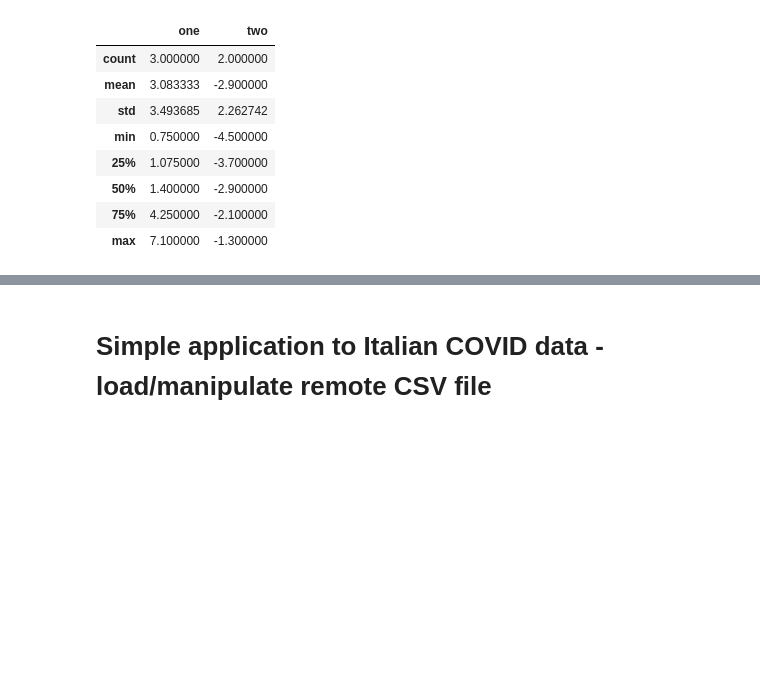
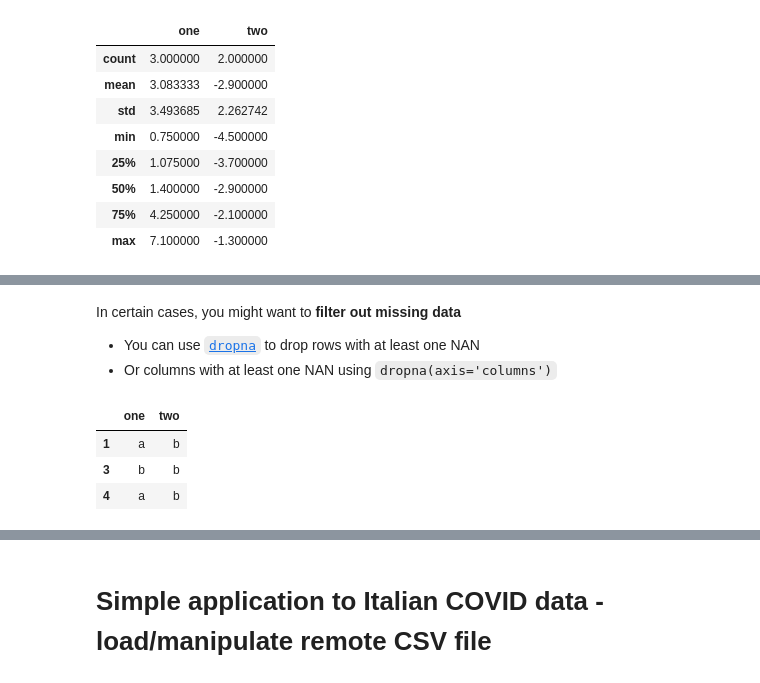
Before and after one commit to EMbeDS-education/IPDPP-GSSI-20202021, a Jupyter notebook: jupyter/jupyterNotebooks/Part1_NumPy_Pandas.ipynb, the cells around one changed output, grey strips where cells are left out. Cells and saved outputs as stored; diff of their text form; code cells hidden in the pictures; blank space fills up the shorter version.

```diff
--- a/jupyter/jupyterNotebooks/Part1_NumPy_Pandas.ipynb
+++ b/jupyter/jupyterNotebooks/Part1_NumPy_Pandas.ipynb
@@ -1844,0 +1895,11 @@ df.describe() #Compute set of summary statistics for Series or each DataFrame co
+# %% [markdown]
+In certain cases, you might want to **filter out missing data**
+- You can use [`dropna`](https://www.w3resource.com/pandas/dataframe/dataframe-dropna.php) to drop rows with at least one NAN
+- Or columns with at least one NAN using `dropna(axis='columns')`
+# %%
+df.dropna()
+# %% [output]
+|  | one | two |
+| 1 | a | b |
+| 3 | b | b |
+| 4 | a | b |
```
Also changed, not shown: parts of 9 cells of this notebook.
